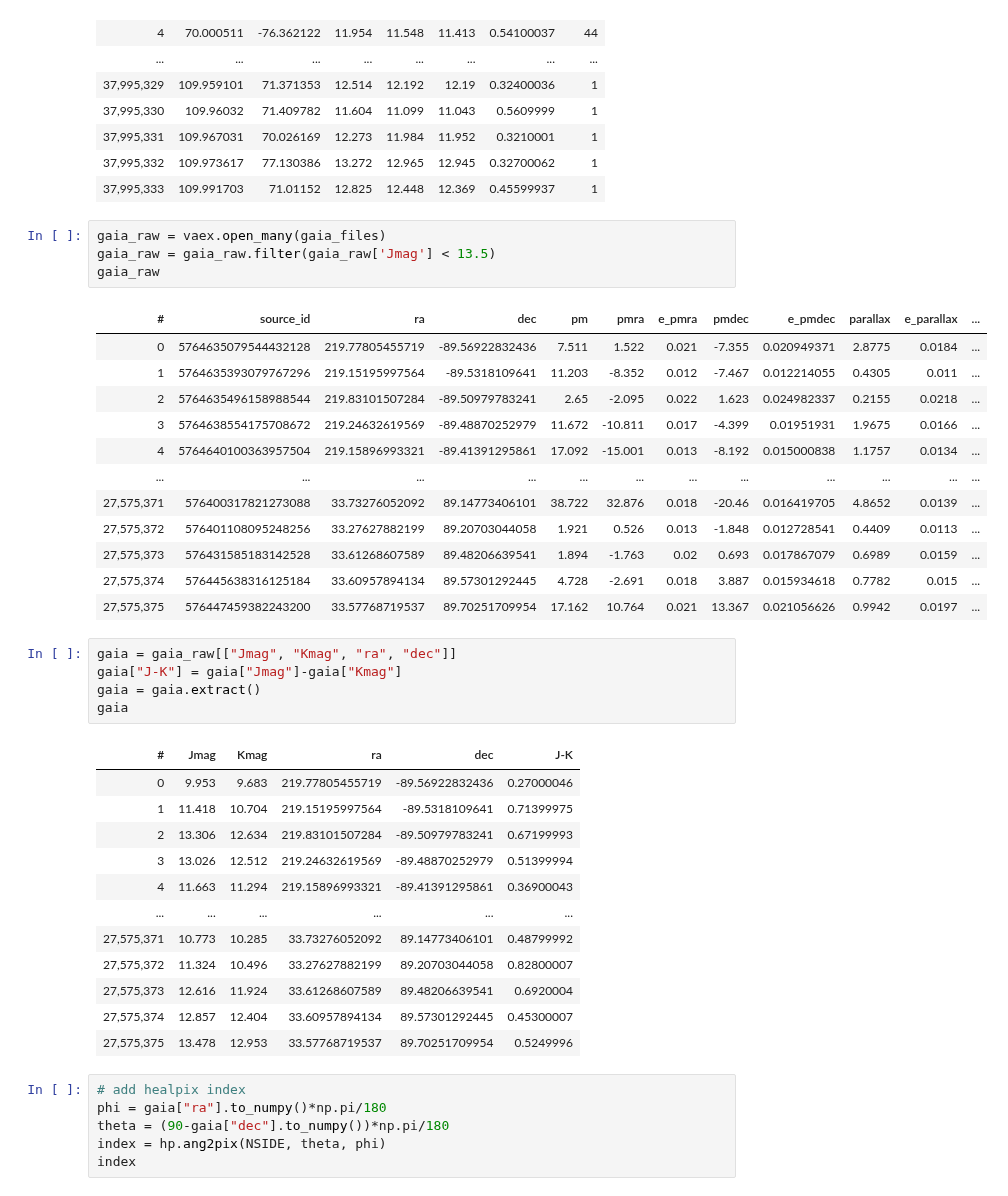
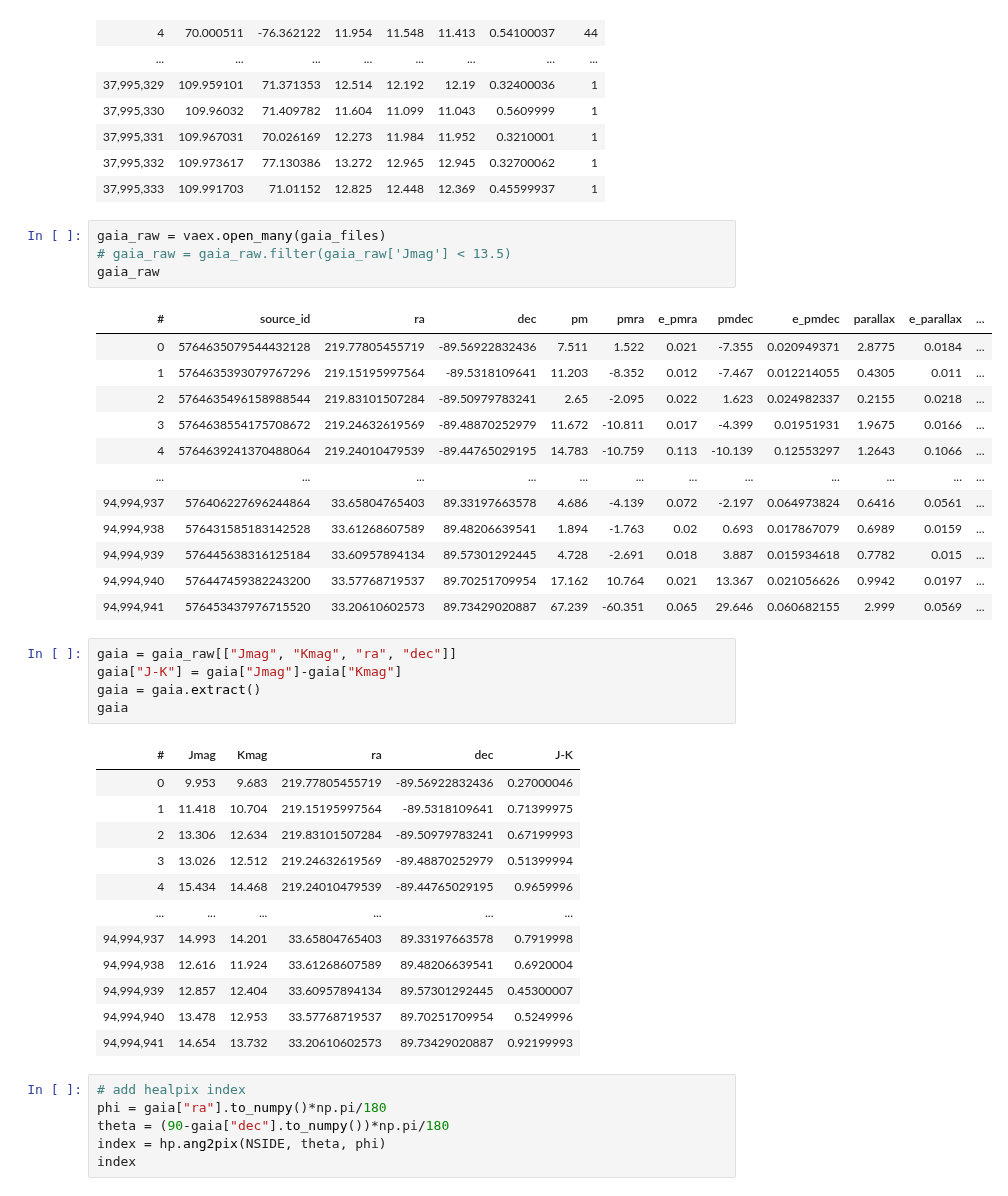
Before and after one commit to Alisyaifudin/Thesis-Project, a Jupyter notebook: 2. Vertical Number Density/2.3. Survey Completeness.ipynb, the cells around one changed output. Cells and saved outputs as stored; diff of their text form.

```diff
--- a/2. Vertical Number Density/2.3. Survey Completeness.ipynb
+++ b/2. Vertical Number Density/2.3. Survey Completeness.ipynb
@@ -90,21 +90,21 @@ tmass
 | 37,995,333 | 109.991703 | 71.01152 | 12.825 | 12.448 | 12.369 | 0.45599937 | 1 |
 # %%
 gaia_raw = vaex.open_many(gaia_files)
-gaia_raw = gaia_raw.filter(gaia_raw['Jmag'] < 13.5)
+# gaia_raw = gaia_raw.filter(gaia_raw['Jmag'] < 13.5)
 gaia_raw
 # %% [output]
 | # | source_id | ra | dec | pm | pmra | e_pmra | pmdec | e_pmdec | parallax | e_parallax | ... |
 | 0 | 5764635079544432128 | 219.77805455719 | -89.56922832436 | 7.511 | 1.522 | 0.021 | -7.355 | 0.020949371 | 2.8775 | 0.0184 | ... |
 | 1 | 5764635393079767296 | 219.15195997564 | -89.5318109641 | 11.203 | -8.352 | 0.012 | -7.467 | 0.012214055 | 0.4305 | 0.011 | ... |
 | 2 | 5764635496158988544 | 219.83101507284 | -89.50979783241 | 2.65 | -2.095 | 0.022 | 1.623 | 0.024982337 | 0.2155 | 0.0218 | ... |
 | 3 | 5764638554175708672 | 219.24632619569 | -89.48870252979 | 11.672 | -10.811 | 0.017 | -4.399 | 0.01951931 | 1.9675 | 0.0166 | ... |
-| 4 | 5764640100363957504 | 219.15896993321 | -89.41391295861 | 17.092 | -15.001 | 0.013 | -8.192 | 0.015000838 | 1.1757 | 0.0134 | ... |
+| 4 | 5764639241370488064 | 219.24010479539 | -89.44765029195 | 14.783 | -10.759 | 0.113 | -10.139 | 0.12553297 | 1.2643 | 0.1066 | ... |
 | ... | ... | ... | ... | ... | ... | ... | ... | ... | ... | ... | ... |
-| 27,575,371 | 576400317821273088 | 33.73276052092 | 89.14773406101 | 38.722 | 32.876 | 0.018 | -20.46 | 0.016419705 | 4.8652 | 0.0139 | ... |
-| 27,575,372 | 576401108095248256 | 33.27627882199 | 89.20703044058 | 1.921 | 0.526 | 0.013 | -1.848 | 0.012728541 | 0.4409 | 0.0113 | ... |
-| 27,575,373 | 576431585183142528 | 33.61268607589 | 89.48206639541 | 1.894 | -1.763 | 0.02 | 0.693 | 0.017867079 | 0.6989 | 0.0159 | ... |
-| 27,575,374 | 576445638316125184 | 33.60957894134 | 89.57301292445 | 4.728 | -2.691 | 0.018 | 3.887 | 0.015934618 | 0.7782 | 0.015 | ... |
-| 27,575,375 | 576447459382243200 | 33.57768719537 | 89.70251709954 | 17.162 | 10.764 | 0.021 | 13.367 | 0.021056626 | 0.9942 | 0.0197 | ... |
+| 94,994,937 | 576406227696244864 | 33.65804765403 | 89.33197663578 | 4.686 | -4.139 | 0.072 | -2.197 | 0.064973824 | 0.6416 | 0.0561 | ... |
+| 94,994,938 | 576431585183142528 | 33.61268607589 | 89.48206639541 | 1.894 | -1.763 | 0.02 | 0.693 | 0.017867079 | 0.6989 | 0.0159 | ... |
+| 94,994,939 | 576445638316125184 | 33.60957894134 | 89.57301292445 | 4.728 | -2.691 | 0.018 | 3.887 | 0.015934618 | 0.7782 | 0.015 | ... |
+| 94,994,940 | 576447459382243200 | 33.57768719537 | 89.70251709954 | 17.162 | 10.764 | 0.021 | 13.367 | 0.021056626 | 0.9942 | 0.0197 | ... |
+| 94,994,941 | 576453437976715520 | 33.20610602573 | 89.73429020887 | 67.239 | -60.351 | 0.065 | 29.646 | 0.060682155 | 2.999 | 0.0569 | ... |
 # %%
 gaia = gaia_raw[["Jmag", "Kmag", "ra", "dec"]]
 gaia["J-K"] = gaia["Jmag"]-gaia["Kmag"]
@@ -116,13 +116,13 @@ gaia
 | 1 | 11.418 | 10.704 | 219.15195997564 | -89.5318109641 | 0.71399975 |
 | 2 | 13.306 | 12.634 | 219.83101507284 | -89.50979783241 | 0.67199993 |
 | 3 | 13.026 | 12.512 | 219.24632619569 | -89.48870252979 | 0.51399994 |
-| 4 | 11.663 | 11.294 | 219.15896993321 | -89.41391295861 | 0.36900043 |
+| 4 | 15.434 | 14.468 | 219.24010479539 | -89.44765029195 | 0.9659996 |
 | ... | ... | ... | ... | ... | ... |
-| 27,575,371 | 10.773 | 10.285 | 33.73276052092 | 89.14773406101 | 0.48799992 |
-| 27,575,372 | 11.324 | 10.496 | 33.27627882199 | 89.20703044058 | 0.82800007 |
-| 27,575,373 | 12.616 | 11.924 | 33.61268607589 | 89.48206639541 | 0.6920004 |
-| 27,575,374 | 12.857 | 12.404 | 33.60957894134 | 89.57301292445 | 0.45300007 |
-| 27,575,375 | 13.478 | 12.953 | 33.57768719537 | 89.70251709954 | 0.5249996 |
+| 94,994,937 | 14.993 | 14.201 | 33.65804765403 | 89.33197663578 | 0.7919998 |
+| 94,994,938 | 12.616 | 11.924 | 33.61268607589 | 89.48206639541 | 0.6920004 |
+| 94,994,939 | 12.857 | 12.404 | 33.60957894134 | 89.57301292445 | 0.45300007 |
+| 94,994,940 | 13.478 | 12.953 | 33.57768719537 | 89.70251709954 | 0.5249996 |
+| 94,994,941 | 14.654 | 13.732 | 33.20610602573 | 89.73429020887 | 0.92199993 |
 # %%
 # add healpix index
 phi = gaia["ra"].to_numpy()*np.pi/180
```
Also changed, not shown: parts of 2 cells of this notebook, 4 other files.
